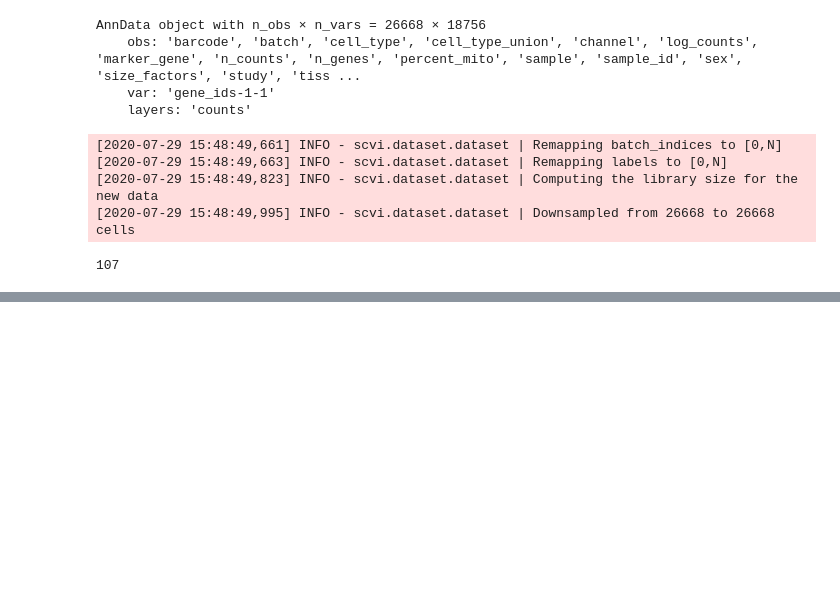
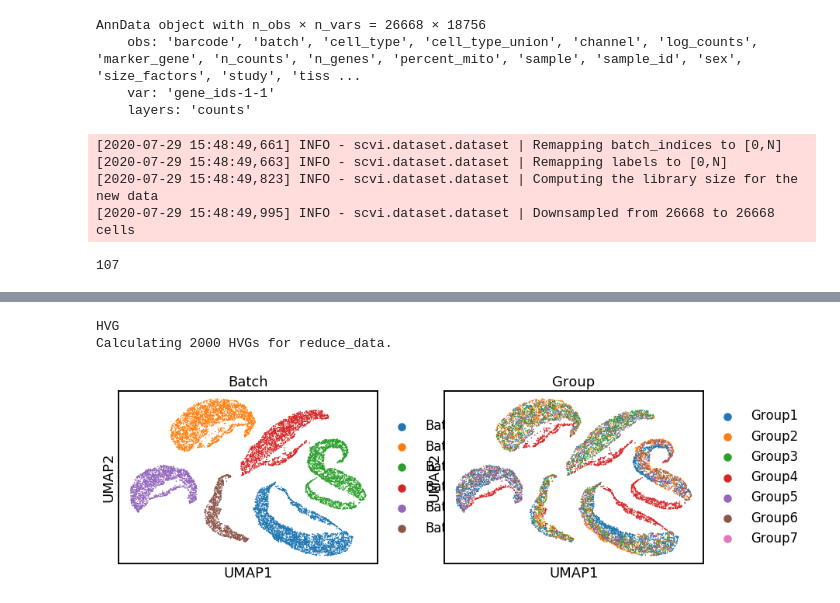
Before and after one commit to theislab/scib, a Jupyter notebook: notebooks/integration/scanvi.ipynb, the cells around one changed output, grey strips where cells are left out. Drawn from its saved outputs; the diff is of its cells as text; code cells hidden in the pictures; blank space fills up the shorter version.

```diff
--- a/notebooks/integration/scanvi.ipynb
+++ b/notebooks/integration/scanvi.ipynb
@@ -115,0 +124,5 @@ AnnData object with n_obs × n_vars = 26668 × 18756
+# %%
+scIB.pp.reduce_data(integrated2, use_rep='X_emb', pca=False)
+# %% [output]
+HVG
+Calculating 2000 HVGs for reduce_data.
@@ -115,0 +134,6 @@ AnnData object with n_obs × n_vars = 26668 × 18756
+# %%
+integrated = sc.read_h5ad('scanvi_integrated.h5ad')
+# %%
+sc.pl.umap(integrated, color=['Batch', 'Group'])
+# %% [output]
+[figure, added]
```
Also changed, not shown: parts of 12 cells of this notebook, 2 other files.
